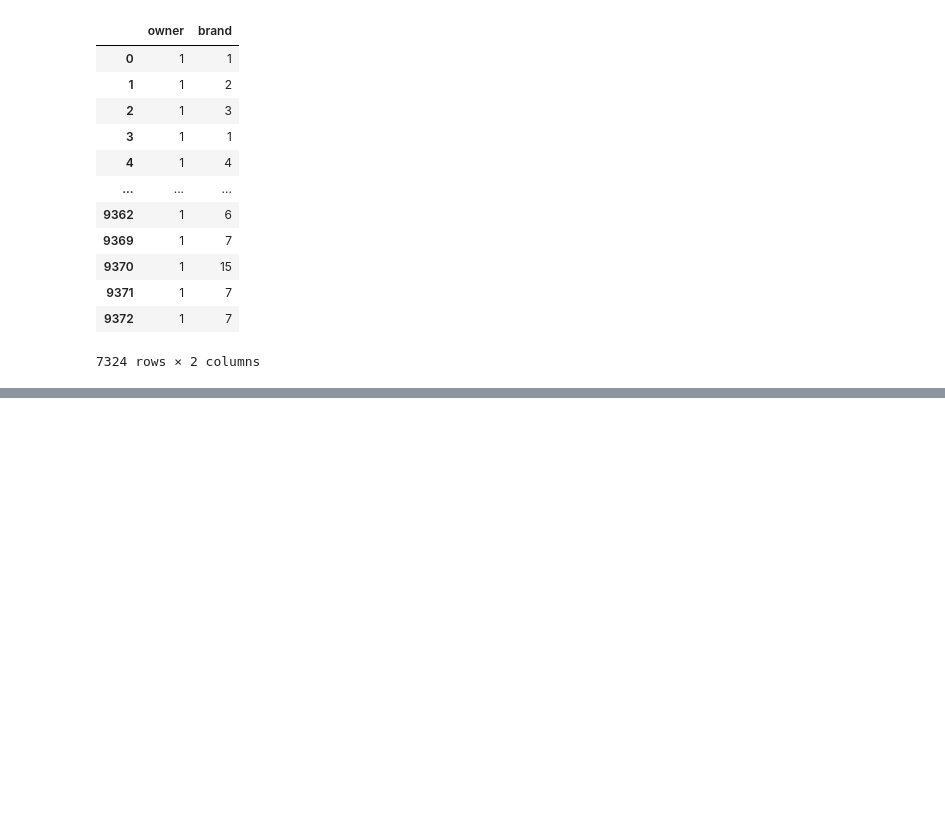
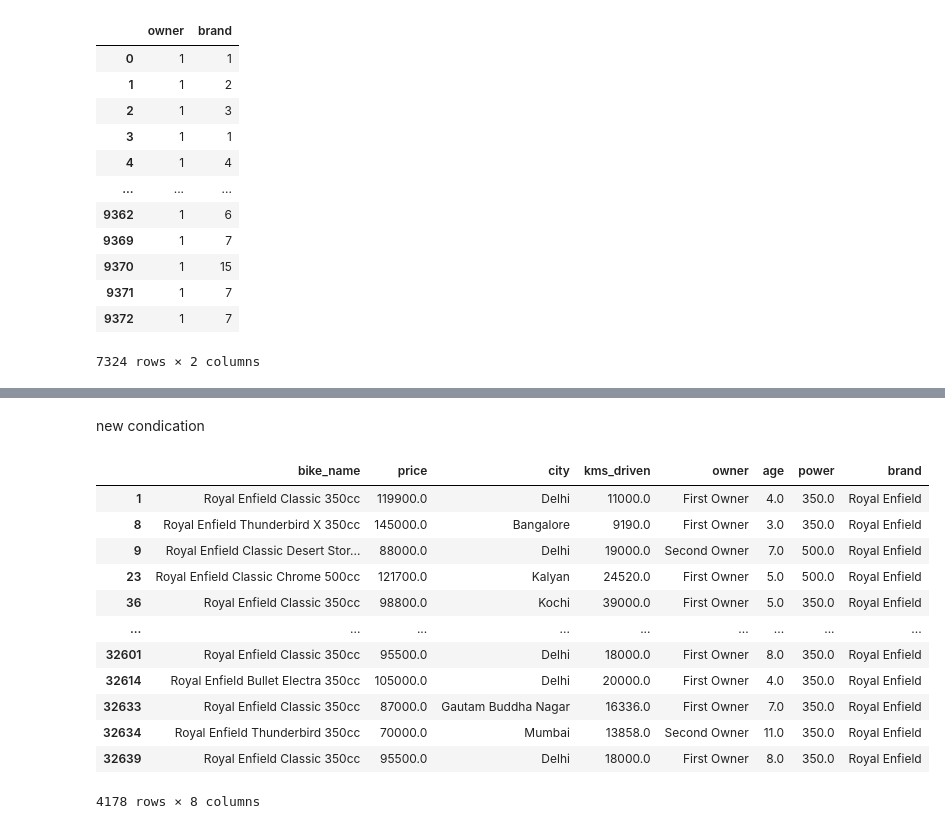
Before and after one commit to Ankush-bi/Training_of_Datascince, a Jupyter notebook: Pandas/project/Bike/baku_basic.ipynb, the cells around one changed output, grey strips where cells are left out. Saved outputs shown, nothing was run; the diff lists cells and outputs as text; code cells hidden in the pictures; blank space fills up the shorter version.

```diff
--- a/Pandas/project/Bike/baku_basic.ipynb
+++ b/Pandas/project/Bike/baku_basic.ipynb
@@ -369,0 +534,19 @@ an
+# %% [markdown]
+new condication
+# %%
+RoyalEnfield_df = df[df['brand']=='Royal Enfield']
+RoyalEnfield_df
+# %% [output]
+|  | bike_name | price | city | kms_driven | owner | age | power | brand |
+| 1 | Royal Enfield Classic 350cc | 119900.0 | Delhi | 11000.0 | First Owner | 4.0 | 350.0 | Royal Enfield |
+| 8 | Royal Enfield Thunderbird X 350cc | 145000.0 | Bangalore | 9190.0 | First Owner | 3.0 | 350.0 | Royal Enfield |
+| 9 | Royal Enfield Classic Desert Stor... | 88000.0 | Delhi | 19000.0 | Second Owner | 7.0 | 500.0 | Royal Enfield |
+| 23 | Royal Enfield Classic Chrome 500cc | 121700.0 | Kalyan | 24520.0 | First Owner | 5.0 | 500.0 | Royal Enfield |
+| 36 | Royal Enfield Classic 350cc | 98800.0 | Kochi | 39000.0 | First Owner | 5.0 | 350.0 | Royal Enfield |
+| ... | ... | ... | ... | ... | ... | ... | ... | ... |
+| 32601 | Royal Enfield Classic 350cc | 95500.0 | Delhi | 18000.0 | First Owner | 8.0 | 350.0 | Royal Enfield |
+| 32614 | Royal Enfield Bullet Electra 350cc | 105000.0 | Delhi | 20000.0 | First Owner | 4.0 | 350.0 | Royal Enfield |
+| 32633 | Royal Enfield Classic 350cc | 87000.0 | Gautam Buddha Nagar | 16336.0 | First Owner | 7.0 | 350.0 | Royal Enfield |
+| 32634 | Royal Enfield Thunderbird 350cc | 70000.0 | Mumbai | 13858.0 | Second Owner | 11.0 | 350.0 | Royal Enfield |
+| 32639 | Royal Enfield Classic 350cc | 95500.0 | Delhi | 18000.0 | First Owner | 8.0 | 350.0 | Royal Enfield |
+4178 rows × 8 columns
```
Also changed, not shown: parts of 24 cells of this notebook, 3 other files.
